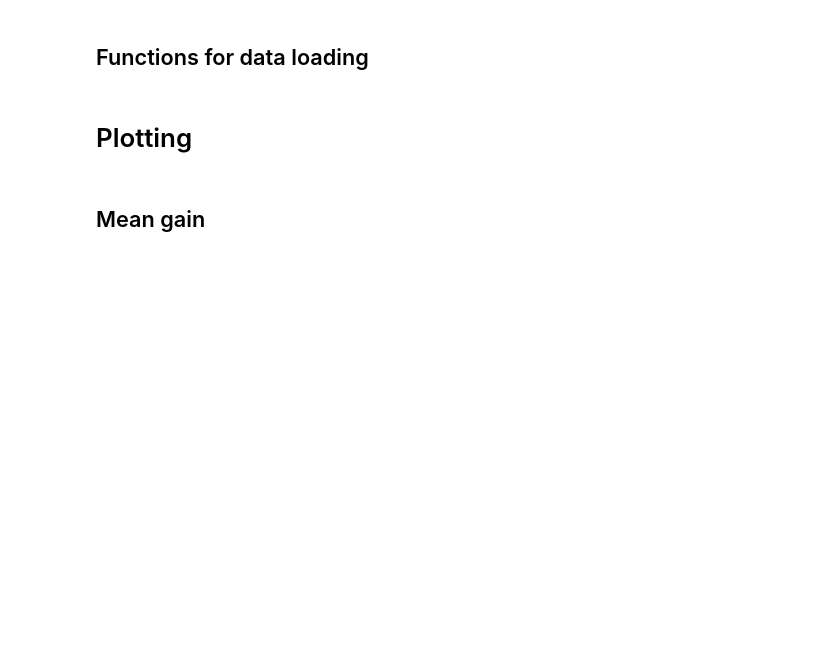
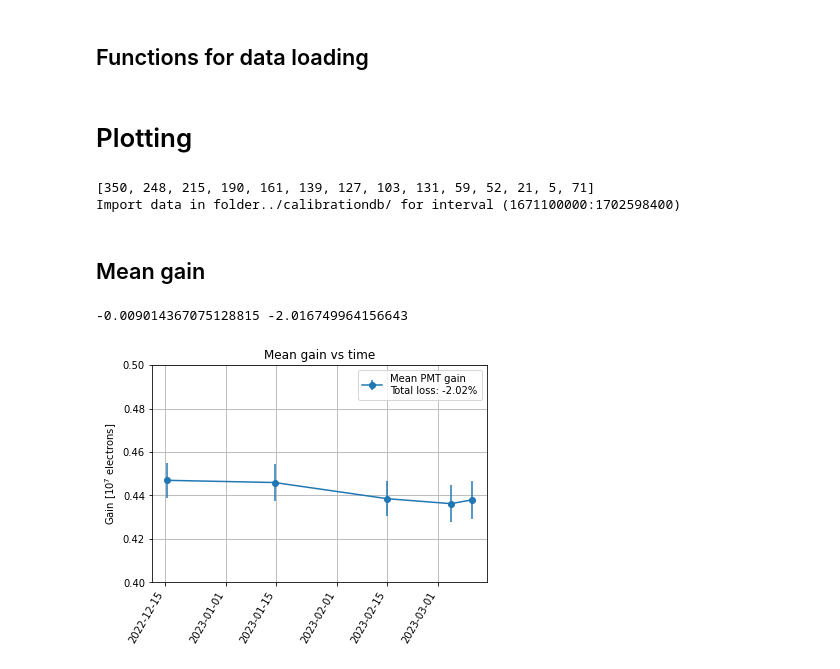
Before and after one commit to mvicenzi/pmt-calibration, a Jupyter notebook: analyze_runs/python/make_timeseries_plot.ipynb, the cells around one changed output. Saved outputs shown, nothing was run; the diff lists cells and outputs as text; code cells hidden in the pictures; blank space fills up the shorter version.

```diff
--- a/analyze_runs/python/make_timeseries_plot.ipynb
+++ b/analyze_runs/python/make_timeseries_plot.ipynb
@@ -72,6 +72,7 @@ def getDataFrame(file, offchs, timeseries=True):
 def dataLoaderDict( offPMTs, interval=(1610067905, 1637788392), sourcedir = "../calibrationdb/"):
 
     data = { getTimestamp(file) : getDataFrame(sourcedir+file, offPMTs, False) for file in  os.listdir(sourcedir) if ("backgroundphotons" in file and getTimestamp(file)>=interval[0] and getTimestamp(file)<interval[1])}
+    data = {key:data[key] for key in sorted(data.keys())}
     return data
 
 ############################### DATA IMPORTER FUNCTION ###############################
@@ -93,14 +94,16 @@ def dataLoader( offchPMTs, sourcedir = "../calibrationdb/", interval=(1610067905
 ###############################
 def get_mean_q(dataDict):
 
-    t, q, eq = [], [], []
+    t, q, eq, s, es = [], [], [], [], []
     for tt in dataDict.keys():
         xs, ys, param, eparam  = fitGainsDistribution( dataDict[tt], BINSIZE=0.005, RMIN=0.0, RMAX=1.0, p0=(0.4, 0.04) )
         q.append(param[1])
-        t.append(datetime.fromtimestamp(tt).strftime('%D %H:%M'))
-        eq.append(eparam[1])
+        t.append(datetime.fromtimestamp(tt))
+        eq.append(param[2]) #use sigma as error for mean
+        s.append(param[2]/param[1]*100)
+        es.append(np.sqrt( np.power(100*eparam[2]/param[1],2) + np.power(100*param[2]/(param[1]*param[1])*eparam[1],2)))
 
-    return t, q, eq
+    return t, q, eq, s, es
 # %% [markdown]
 # Plotting
 # %%
@@ -116,13 +119,28 @@ print(offchs)
 
 data   = dataLoader( offchs, sdir, interval= trange)
 dataDict = dataLoaderDict( offchs, interval= trange, sourcedir = sdir )
+# %% [output]
+[350, 248, 215, 190, 161, 139, 127, 103, 131, 59, 52, 21, 5, 71]
+Import data in folder../calibrationdb/ for interval (1671100000:1702598400)
 # %% [markdown]
 ## Mean gain
 # %%
-t, q, eq = get_mean_q(dataDict)
+tm, qm, eqm, sm, esm = get_mean_q(dataDict)
 
-plt.errorbar( x=t, y=q, yerr=eq, fmt='o-')
-plt.xlabel("Time")
-plt.ylabel("Gain [10^7 electrons]")
+diff = qm[-1]-qm[0]
+perc = diff/qm[0]*100
+print(diff, perc)
+
+plt.errorbar( x=tm, y=qm, yerr=eqm, fmt='o-',label="Mean PMT gain\nTotal loss: {:.2f}%".format(perc))
+plt.ylim((0.4,0.5))
+#plt.xlabel("Time")
+plt.ylabel("Gain [$10^7$ electrons]")
 plt.title("Mean gain vs time")
+plt.grid()
+plt.setp(plt.gca().get_xticklabels(), rotation=60, ha="right")
+#plt.tight_layout()
+plt.legend()
 plt.show()
+# %% [output]
+-0.009014367075128815 -2.016749964156643
+[figure, added]
```
Also changed, not shown: parts of 3 cells of this notebook, 4 other files.
